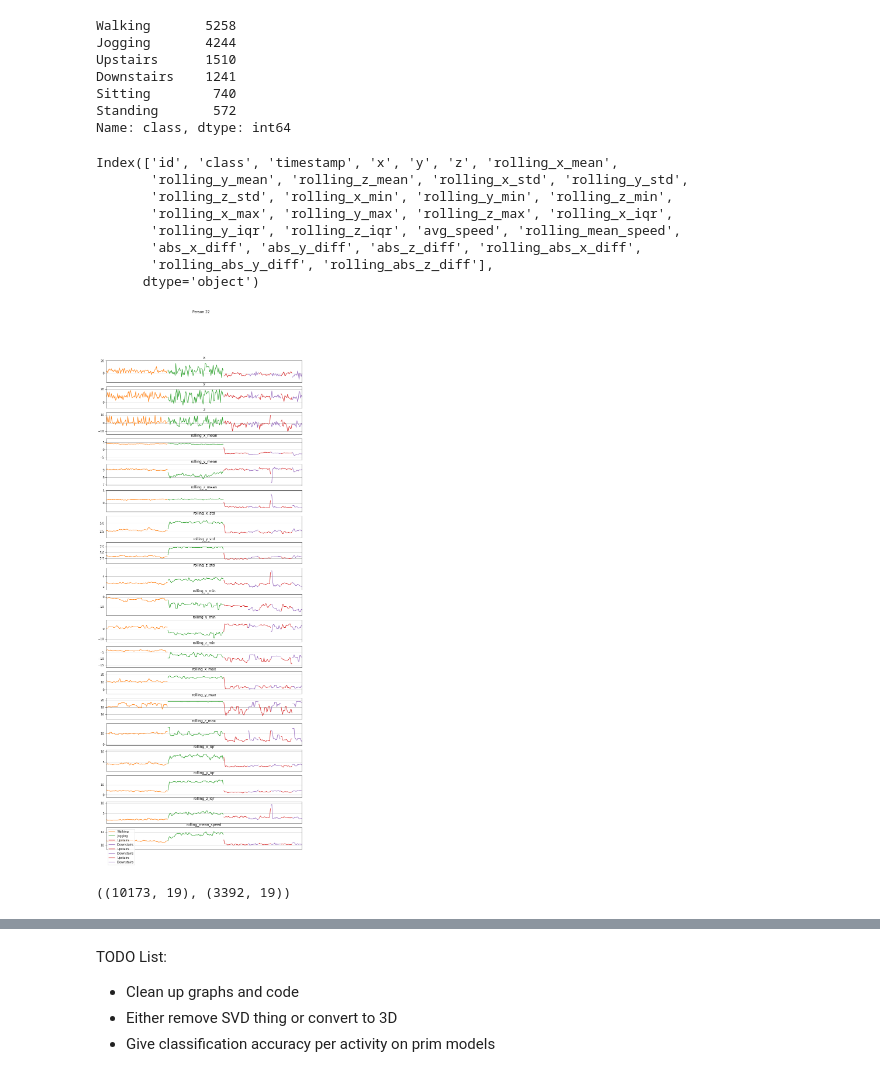
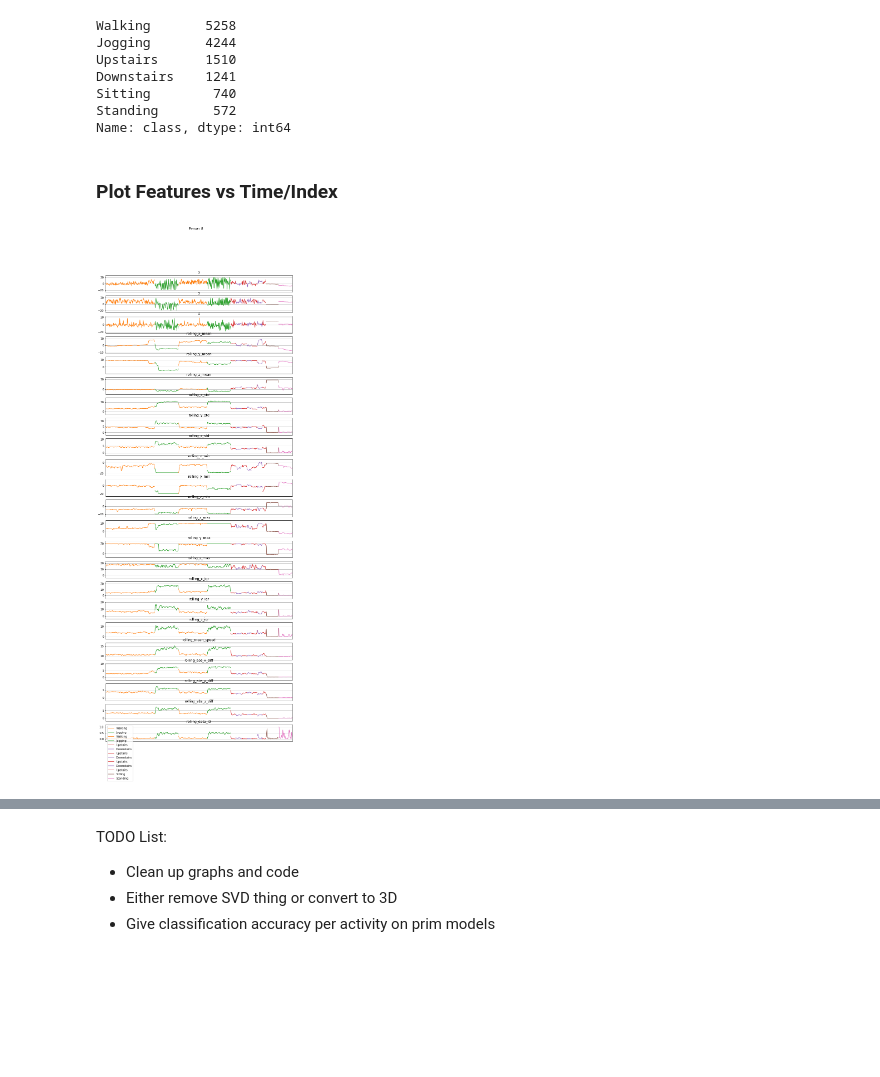
Before and after one commit to smrutich/ActivityRecognitionTimeSeries, a Jupyter notebook: Data Exploration.ipynb, the cells around one changed output, grey strips where cells are left out. Saved outputs shown, nothing was run; the diff lists cells and outputs as text; code cells hidden in the pictures; blank space fills up the shorter version.

```diff
--- a/Data Exploration.ipynb
+++ b/Data Exploration.ipynb
@@ -513,5 +501,5 @@ stride = 4 * 20
 # %%
-rolling_data_x = data.groupby('id')['x'].rolling(window=w,min_periods=5)
-rolling_data_y = data.groupby('id')['y'].rolling(window=w,min_periods=5)
-rolling_data_z = data.groupby('id')['z'].rolling(window=w,min_periods=5)
+rolling_data_x = data.groupby('id')['x'].rolling(window=w,min_periods=5, center=True)
+rolling_data_y = data.groupby('id')['y'].rolling(window=w,min_periods=5, center=True)
+rolling_data_z = data.groupby('id')['z'].rolling(window=w,min_periods=5, center=True)
 # %%
@@ -591,26 +600,18 @@ Downstairs    1241
 Sitting        740
 Standing       572
 Name: class, dtype: int64
-# %%
-final.columns
-# %% [output]
-Index(['id', 'class', 'timestamp', 'x', 'y', 'z', 'rolling_x_mean',
-       'rolling_y_mean', 'rolling_z_mean', 'rolling_x_std', 'rolling_y_std',
-       'rolling_z_std', 'rolling_x_min', 'rolling_y_min', 'rolling_z_min',
-       'rolling_x_max', 'rolling_y_max', 'rolling_z_max', 'rolling_x_iqr',
-       'rolling_y_iqr', 'rolling_z_iqr', 'avg_speed', 'rolling_mean_speed',
-       'abs_x_diff', 'abs_y_diff', 'abs_z_diff', 'rolling_abs_x_diff',
-       'rolling_abs_y_diff', 'rolling_abs_z_diff'],
-      dtype='object')
+# %% [markdown]
+### Plot Features vs Time/Index
 # %%
-features =  ['x', 'y', 'z', 'rolling_x_mean',
-       'rolling_y_mean', 'rolling_z_mean', 'rolling_x_std', 'rolling_y_std',
-       'rolling_z_std', 'rolling_x_min', 'rolling_y_min', 'rolling_z_min',
-       'rolling_x_max', 'rolling_y_max', 'rolling_z_max', 'rolling_x_iqr',
-       'rolling_y_iqr', 'rolling_z_iqr',  'rolling_mean_speed',
-#        'abs_x_diff', 'abs_y_diff', 'abs_z_diff',
-#              'rolling_abs_x_diff'
-            ]
+features = [
+    'x', 'y', 'z', 'rolling_x_mean',
+    'rolling_y_mean', 'rolling_z_mean', 'rolling_x_std', 'rolling_y_std',
+    'rolling_z_std', 'rolling_x_min', 'rolling_y_min', 'rolling_z_min',
+    'rolling_x_max', 'rolling_y_max', 'rolling_z_max', 'rolling_x_iqr',
+    'rolling_y_iqr', 'rolling_z_iqr',  'rolling_mean_speed',
+    'rolling_abs_x_diff', 'rolling_abs_y_diff', 'rolling_abs_z_diff',
+    'rolling_data_r2'
+]
 # %%
 timeSteps = 100
 def plot_activity2(activity, data):
@@ -638,42 +639,42 @@ def classColor(c):
     elif c == 'Standing':
         return "C6"
 
-    raise Exception('Hi: ' + c)
+    raise Exception('Invalid class: ' + c)
 
+# Split x,y graph values into contiguous sublists
+# based on activity.
 def splitByActivity(X, Y, C):
     lastC = None
     cumXY = []
     cumClass = []
     currXY = []
     currClass = []
     for x, y, c in zip(X, Y, C):
         if lastC is not None and lastC != c:
             cumXY.append(currXY)
             currXY = []
             cumClass.append(currClass)
             currClass = []
         currXY.append([x, y])
         currClass.append(c)
         lastC = c
     if len(currXY) > 0:
         cumXY.append(currXY)
         cumClass.append(currClass)
     return cumXY, cumClass
 
 
 def plot_axis2(ax, x, y, c, title):
     gxy, gc = splitByActivity(x, y, c)
-    #print(gxy)
     for xy, cc in zip(gxy, gc):
-        #print(cc)
         ax.plot(list(map(lambda v: v[0], xy)), list(map(lambda v: v[1], xy)), classColor(cc[0]), label=cc[0])
     ax.set_title(title)
     ax.xaxis.set_visible(False)
     ax.set_ylim([min(y) - np.std(y), max(y) + np.std(y)])
     ax.set_xlim([min(x), max(x)])
     ax.grid(True)
-#for c in data['class'].unique():
-person = 22
+
+person = 8
 plot_activity2('Person ' + str(person), final[(final['id'] == person)])
 # %% [output]
-[figure, old version]
+[figure, new version]
@@ -682,4 +680,0 @@ train, test, y_train, y_test = train_test_split(final[features], final['class'],
-# %%
-train.shape,test.shape
-# %% [output]
-((10173, 19), (3392, 19))
```
Also changed, not shown: parts of 33 cells of this notebook, 2 other files.
